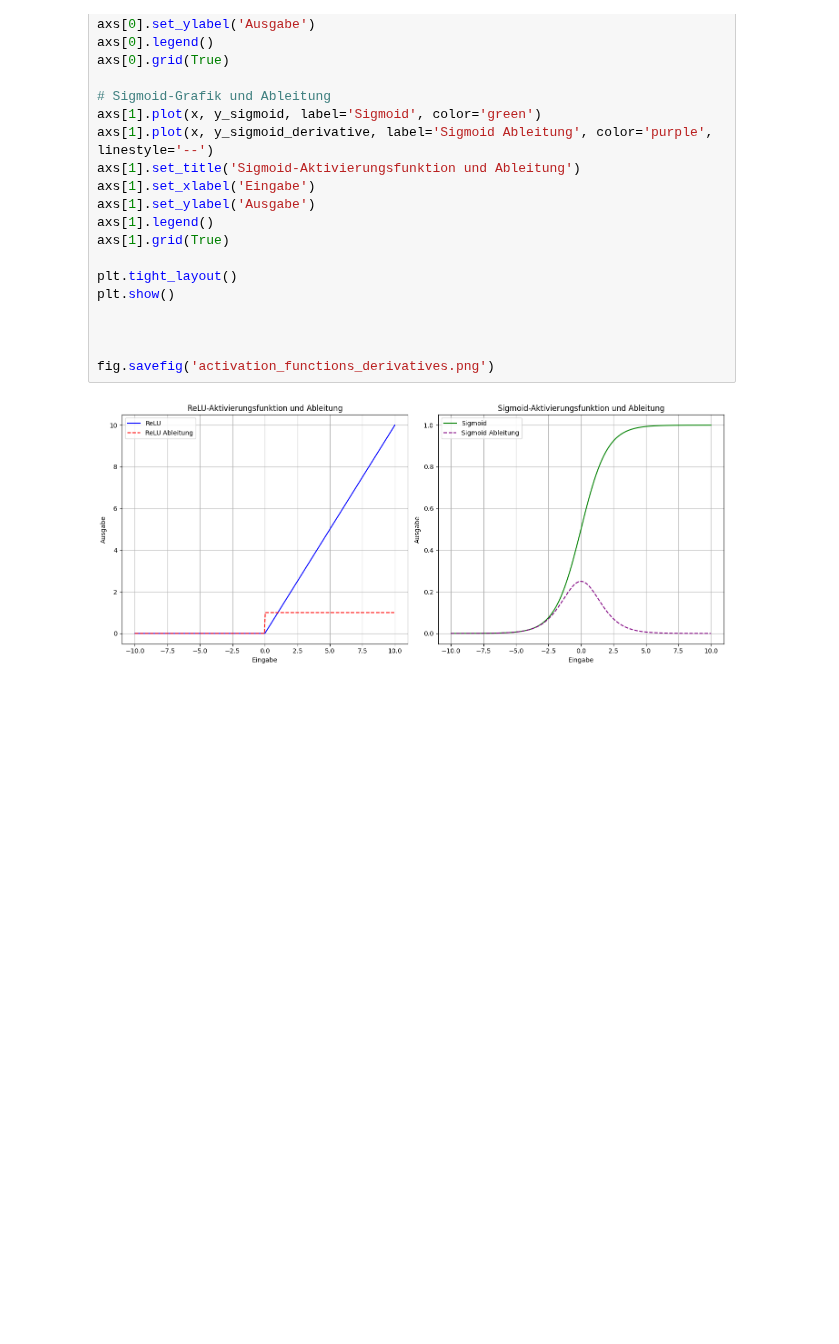
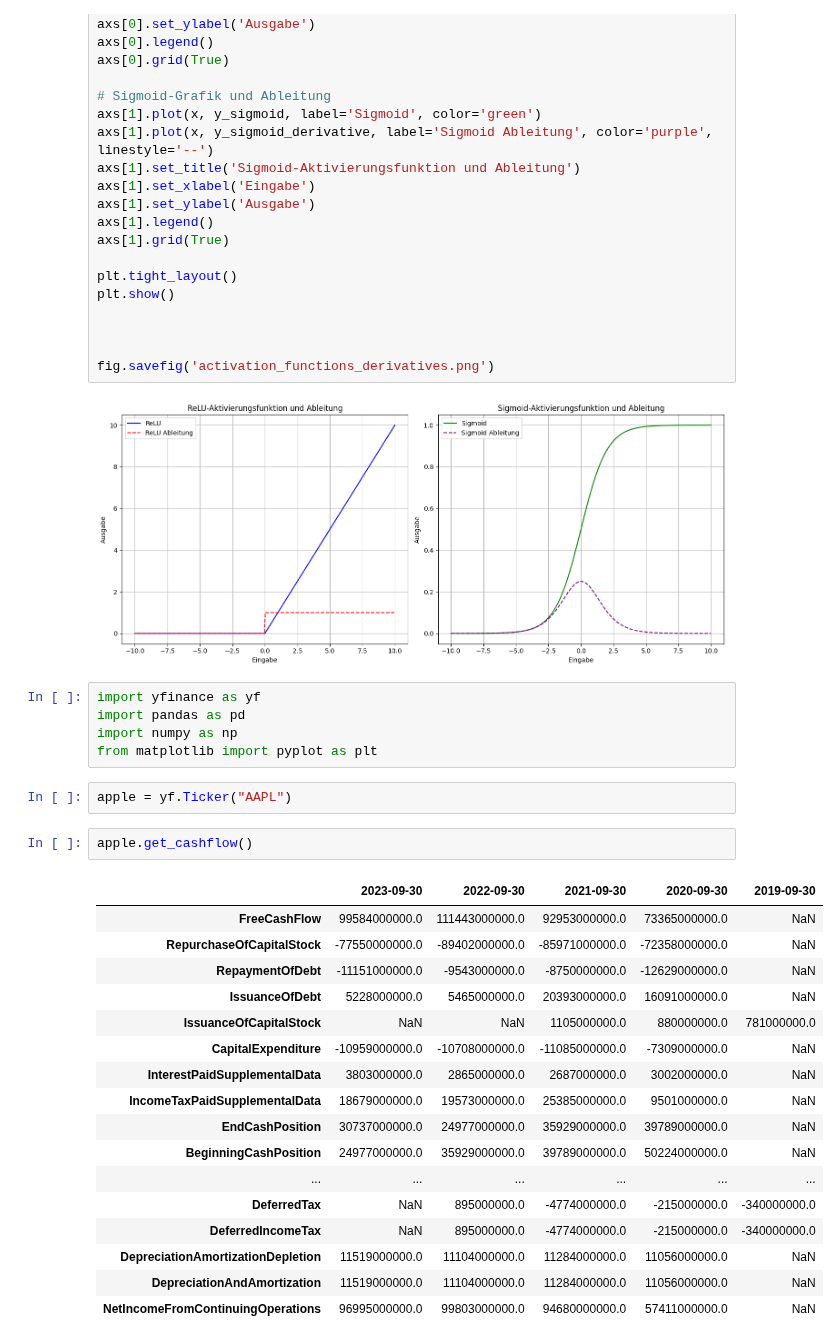
Before and after one commit to RiccardoDAndrea/Bachelor, a Jupyter notebook: RNN.ipynb, the cells around one changed output. Drawn from its saved outputs; the diff is of its cells as text; blank space fills up the shorter version.

```diff
--- a/RNN.ipynb
+++ b/RNN.ipynb
@@ -526,3 +374,30 @@ plt.show()
 fig.savefig('activation_functions_derivatives.png')
 # %% [output]
 [figure]
+# %%
+import yfinance as yf
+import pandas as pd
+import numpy as np
+from matplotlib import pyplot as plt
+# %%
+apple = yf.Ticker("AAPL")
+# %%
+apple.get_cashflow()
+# %% [output]
+|  | 2023-09-30 | 2022-09-30 | 2021-09-30 | 2020-09-30 | 2019-09-30 |
+| FreeCashFlow | 99584000000.0 | 111443000000.0 | 92953000000.0 | 73365000000.0 | NaN |
+| RepurchaseOfCapitalStock | -77550000000.0 | -89402000000.0 | -85971000000.0 | -72358000000.0 | NaN |
+| RepaymentOfDebt | -11151000000.0 | -9543000000.0 | -8750000000.0 | -12629000000.0 | NaN |
+| IssuanceOfDebt | 5228000000.0 | 5465000000.0 | 20393000000.0 | 16091000000.0 | NaN |
+| IssuanceOfCapitalStock | NaN | NaN | 1105000000.0 | 880000000.0 | 781000000.0 |
+| CapitalExpenditure | -10959000000.0 | -10708000000.0 | -11085000000.0 | -7309000000.0 | NaN |
+| InterestPaidSupplementalData | 3803000000.0 | 2865000000.0 | 2687000000.0 | 3002000000.0 | NaN |
+| IncomeTaxPaidSupplementalData | 18679000000.0 | 19573000000.0 | 25385000000.0 | 9501000000.0 | NaN |
+| EndCashPosition | 30737000000.0 | 24977000000.0 | 35929000000.0 | 39789000000.0 | NaN |
+| BeginningCashPosition | 24977000000.0 | 35929000000.0 | 39789000000.0 | 50224000000.0 | NaN |
+| ... | ... | ... | ... | ... | ... |
+| DeferredTax | NaN | 895000000.0 | -4774000000.0 | -215000000.0 | -340000000.0 |
+| DeferredIncomeTax | NaN | 895000000.0 | -4774000000.0 | -215000000.0 | -340000000.0 |
+| DepreciationAmortizationDepletion | 11519000000.0 | 11104000000.0 | 11284000000.0 | 11056000000.0 | NaN |
+| DepreciationAndAmortization | 11519000000.0 | 11104000000.0 | 11284000000.0 | 11056000000.0 | NaN |
+| NetIncomeFromContinuingOperations | 96995000000.0 | 99803000000.0 | 94680000000.0 | 57411000000.0 | NaN |
```
Also changed, not shown: parts of 7 cells of this notebook, 2 other files.
